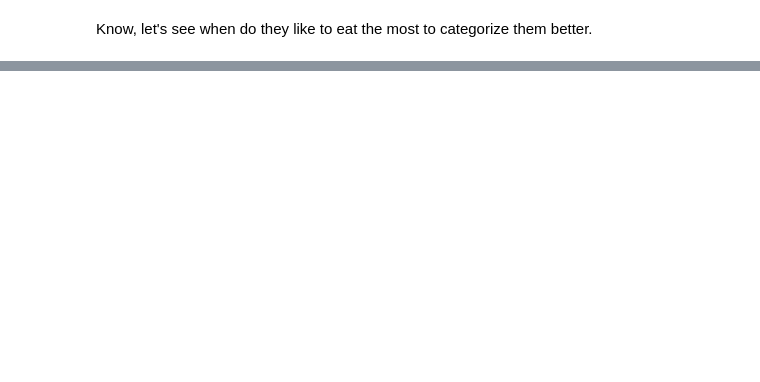
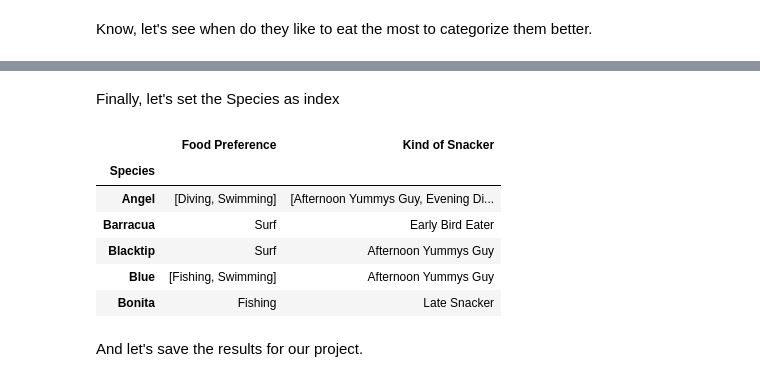
Before and after one commit to Kohkitos/data-cleaning-sharks, a Jupyter notebook: code/sharks.ipynb, the cells around one changed output, grey strips where cells are left out. Drawn from its saved outputs; the diff is of its cells as text; code cells hidden in the pictures; blank space fills up the shorter version.

```diff
--- a/code/sharks.ipynb
+++ b/code/sharks.ipynb
@@ -1055,0 +1104,21 @@ KeyError: 'time_of_day.map'
+# %%
+results = pd.DataFrame()
+
+results[['Species', 'Food Preference']] = food_preferences[['shark_species', 'activity_category']]
+
+results['Kind of Snacker'] = time_preferences['Kind of Snacker']
+# %% [markdown]
+Finally, let's set the Species as index
+# %%
+results = results.set_index('Species')
+results.head()
+# %% [output]
+|  | Food Preference | Kind of Snacker |
+| Species |  |  |
+| Angel | [Diving, Swimming] | [Afternoon Yummys Guy, Evening Di... |
+| Barracua | Surf | Early Bird Eater |
+| Blacktip | Surf | Afternoon Yummys Guy |
+| Blue | [Fishing, Swimming] | Afternoon Yummys Guy |
+| Bonita | Fishing | Late Snacker |
+# %% [markdown]
+And let's save the results for our project.
```
Also changed, not shown: parts of 7 cells of this notebook, 3 other files.
